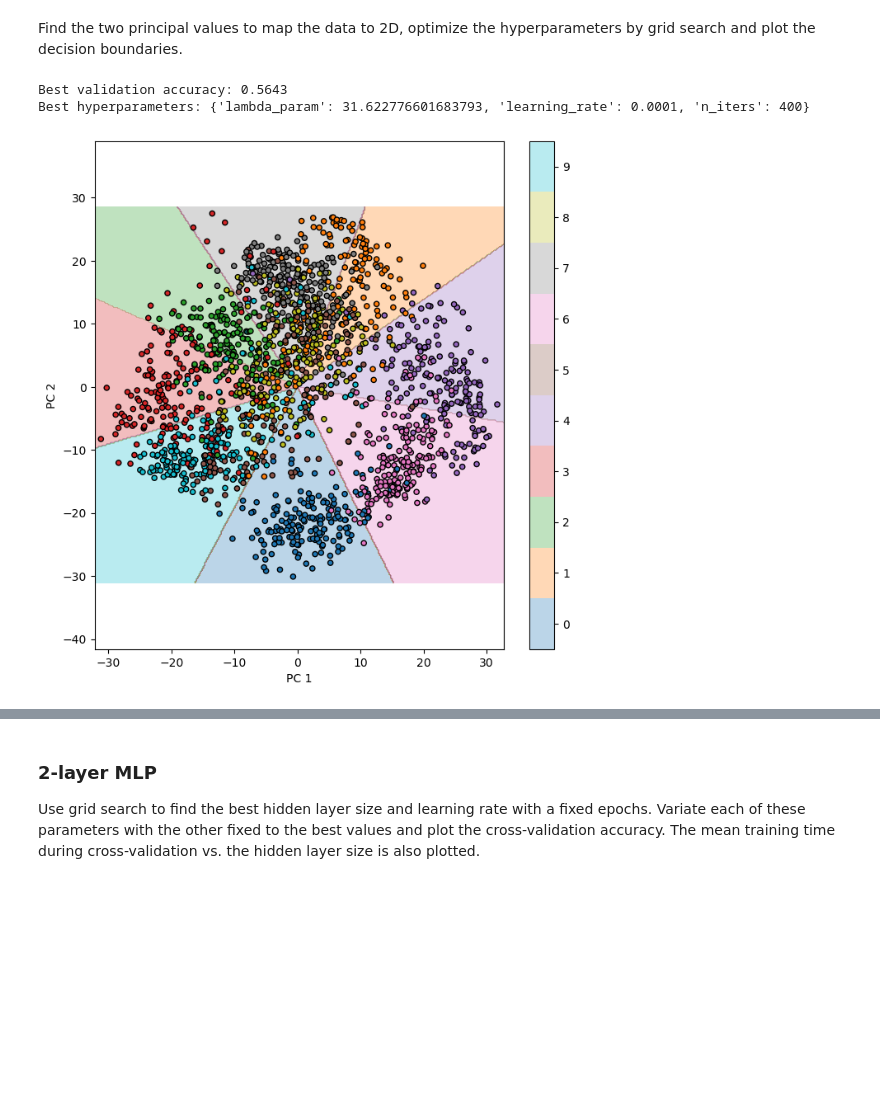
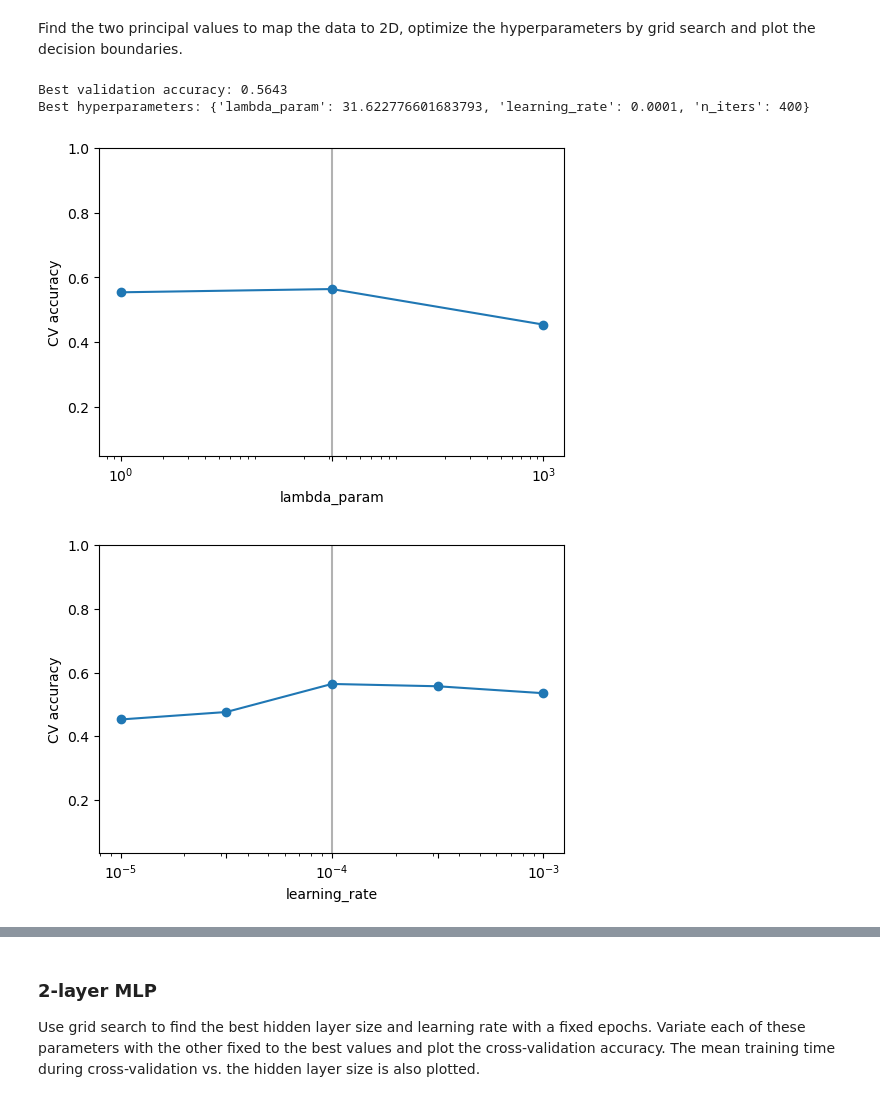
Before and after one commit to louisslnn/ecse551-assignment1, a Jupyter notebook: notebooks/Poon_Robatche-Claive_Salanon_Xu_Assignment1.ipynb, the cells around one changed output, grey strips where cells are left out. Drawn from its saved outputs; the diff is of its cells as text; code cells hidden in the pictures; blank space fills up the shorter version.

```diff
--- a/notebooks/Poon_Robatche-Claive_Salanon_Xu_Assignment1.ipynb
+++ b/notebooks/Poon_Robatche-Claive_Salanon_Xu_Assignment1.ipynb
@@ -126,32 +142,33 @@ Find the two principal values to map the data to 2D, optimize the hyperparameter
 svm_grid = {
     "lambda_param": np.logspace(0, 3, 3).tolist(),
     "learning_rate": np.logspace(-5, -3, 5).tolist(),
     "n_iters": 400
 }
 X_2D = PCA(n_components=2).fit_transform(X)
 grid, best_idx = grid_search(build_svm, svm_grid, X_2D, y)
 svm_best_params = grid.index_to_params(best_idx)
 print(f"Best validation accuracy: {grid[best_idx]["test_score"]:.4f}")
 print("Best hyperparameters:", svm_best_params)
-#plot_slices(grid, best_idx, svm_plot_config)
+plot_slices(grid, best_idx, svm_plot_config)
 x_min = X_2D[:,0].min() - 1
 x_max = X_2D[:,0].max() + 1
 y_min = X_2D[:,1].min() - 1
 y_max = X_2D[:,1].max() + 1
 xx, yy = np.meshgrid(np.linspace(x_min, x_max, 300), np.linspace(y_min, y_max, 300))
 X_mesh = np.column_stack((xx.ravel(), yy.ravel()))
 svm = build_svm(svm_best_params).fit(X_2D, y)
 Z = svm.predict(X_mesh).reshape(xx.shape)
 fig, ax = plt.subplots(figsize=(8,8))
 cs = ax.contourf(xx, yy, Z, levels=np.arange(-0.5, 10), alpha=0.3, cmap='tab10')
 cbar = fig.colorbar(cs)
 cbar.set_ticks(range(0, 10))
 ax.scatter(X_2D[:, 0], X_2D[:, 1], c=y, cmap='tab10', edgecolors='k', s=20)
 ax.axis('equal')
 ax.set_xlabel("PC 1")
 ax.set_ylabel("PC 2")
 plt.show()
 # %% [output]
 Best validation accuracy: 0.5643
 Best hyperparameters: {'lambda_param': 31.622776601683793, 'learning_rate': 0.0001, 'n_iters': 400}
-[figure, old version]
+[figure, new version]
+[figure, added]
```
Also changed, not shown: parts of 4 cells of this notebook.
